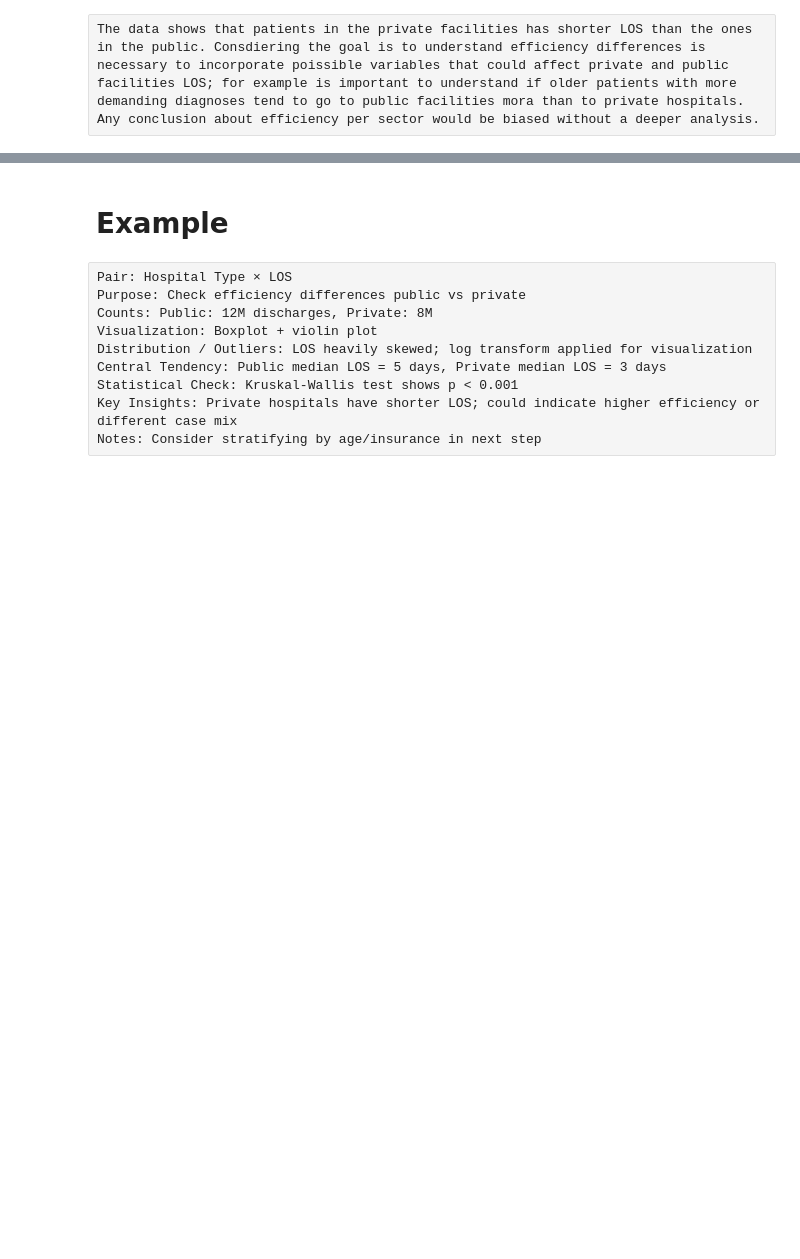
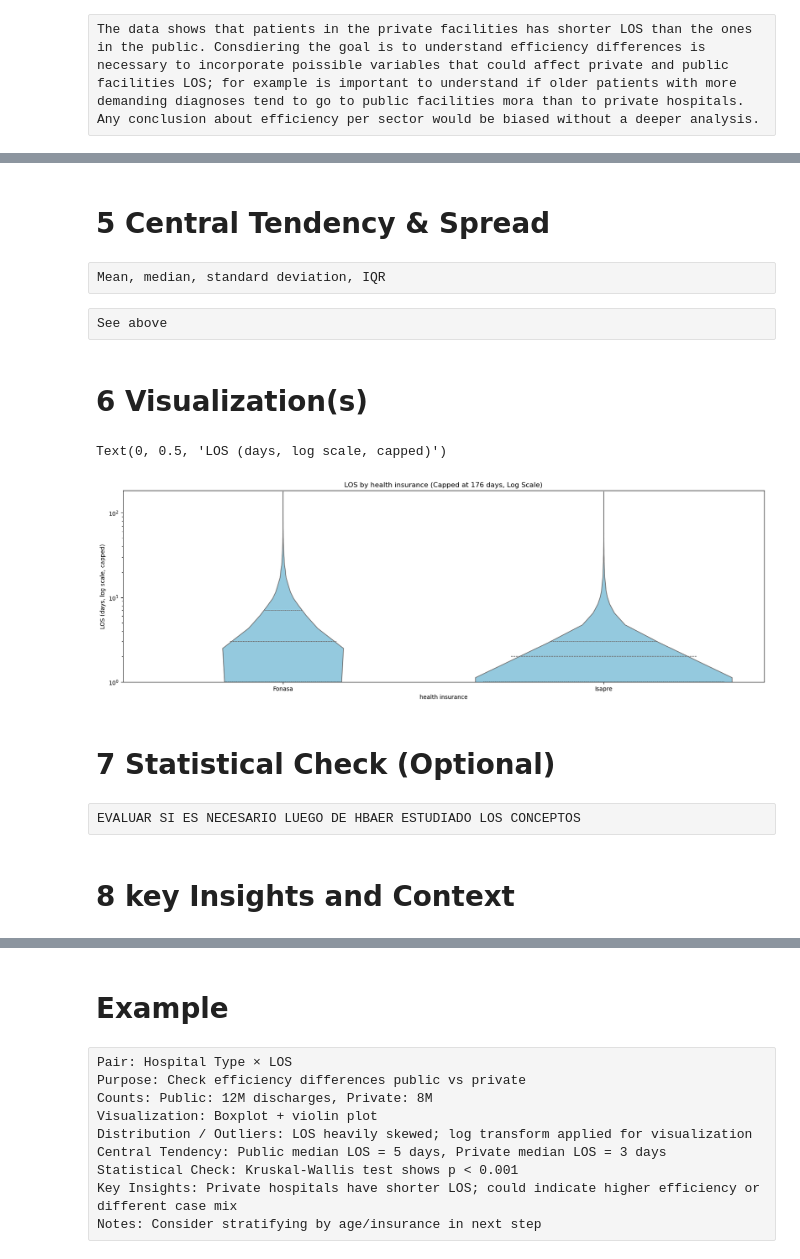
Before and after one commit to mirkopodunavak1996/EDAHospDischarges_Chile2001-2024, a Jupyter notebook: notebooks/General_Analysis_2001-2024_Bivariate(2).ipynb, the cells around one changed output, grey strips where cells are left out. Drawn from its saved outputs; the diff is of its cells as text; code cells hidden in the pictures; blank space fills up the shorter version.

```diff
--- a/notebooks/General_Analysis_2001-2024_Bivariate(2).ipynb
+++ b/notebooks/General_Analysis_2001-2024_Bivariate(2).ipynb
@@ -1284,0 +1351,26 @@ Mean, median, standard deviation, IQR
+# %% [markdown]
+# 5 Central Tendency & Spread
+# %% [raw]
+Mean, median, standard deviation, IQR
+# %% [raw]
+See above
+# %% [markdown]
+# 6 Visualization(s)
+# %%
+pair4_sample = df.sample(frac=0.01, random_state=88)
+# %%
+plt.figure(figsize=(20, 6))
+sns.violinplot(data=pair4_sample, x="health insurance", y="LOS_capped",inner="quartile", color="skyblue")
+plt.title("LOS by health insurance (Capped at 176 days, Log Scale)")
+plt.yscale("log")
+plt.ylim(1, pair4_sample["LOS_capped"].max() * 1.05)
+plt.ylabel("LOS (days, log scale, capped)")
+# %% [output]
+Text(0, 0.5, 'LOS (days, log scale, capped)')
+[figure, added]
+# %% [markdown]
+# 7 Statistical Check (Optional)
+# %% [raw]
+EVALUAR SI ES NECESARIO LUEGO DE HBAER ESTUDIADO LOS CONCEPTOS
+# %% [markdown]
+# 8 key Insights and Context
```
Also changed, not shown: parts of 80 cells of this notebook.
